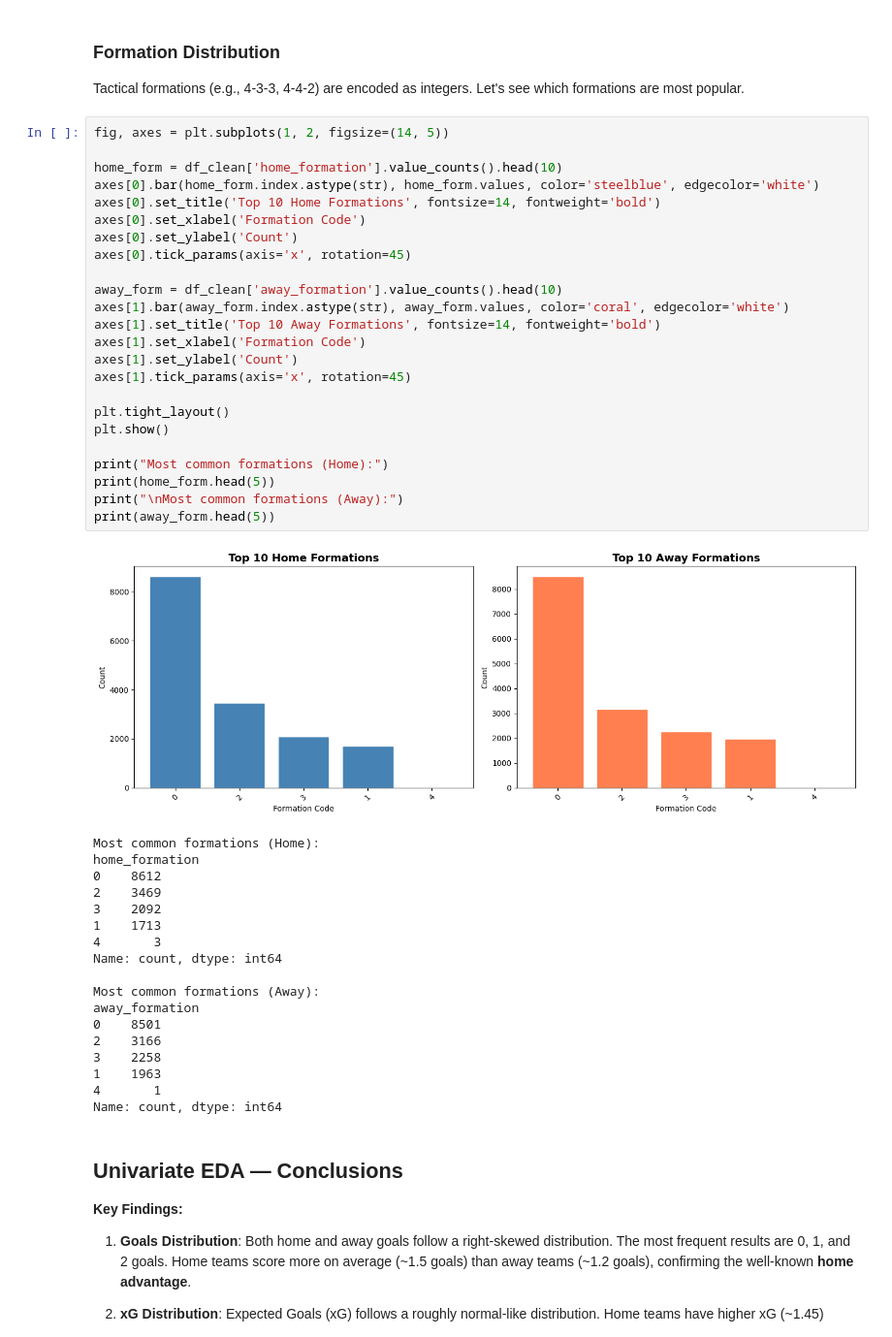
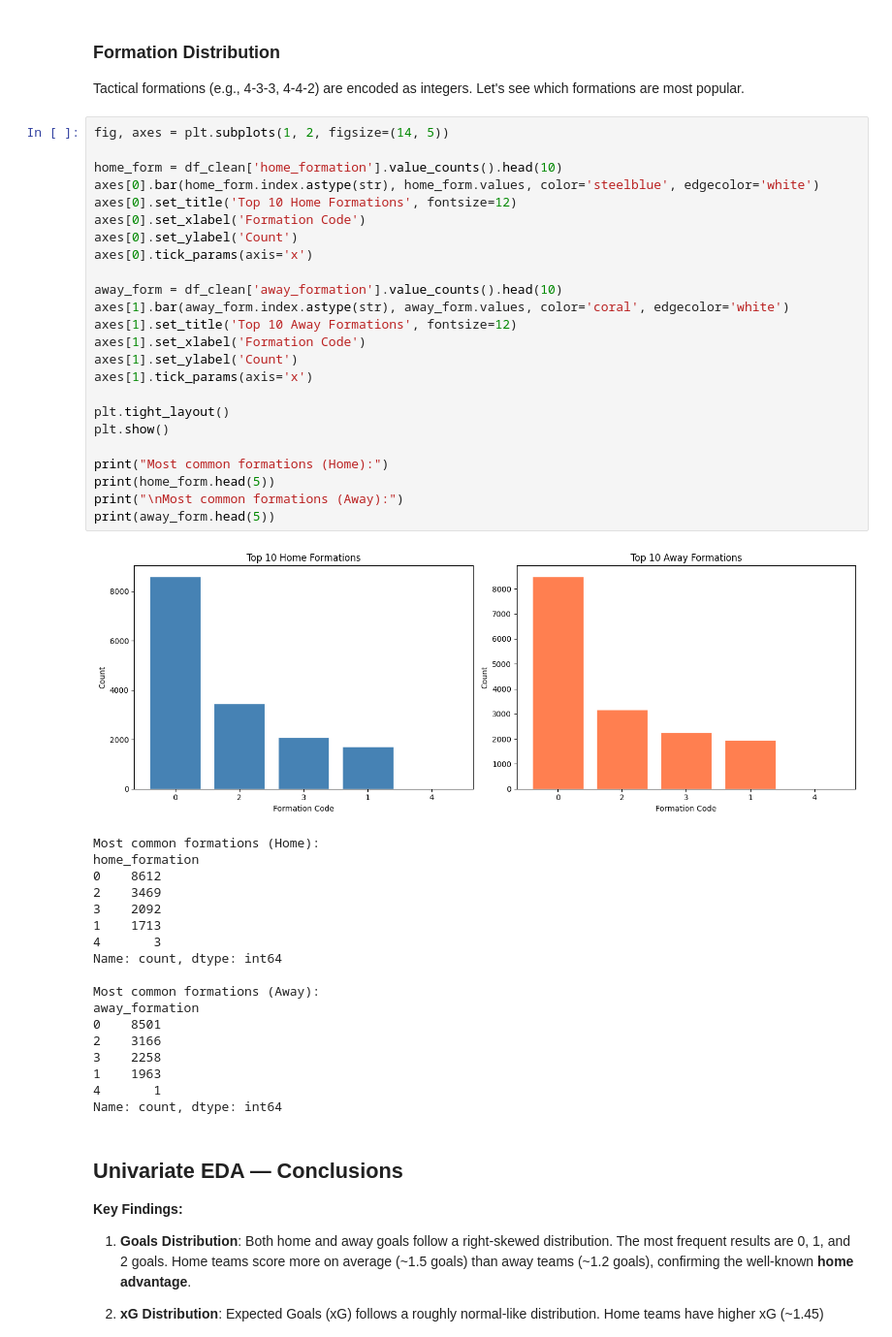
Before and after one commit to magrimuc/prj-2-eda-sql-football-matches-statistics, a Jupyter notebook: octavian_notebook.ipynb, the cells around one changed output. Shown at 97% size. Cells and saved outputs as stored; diff of their text form.

```diff
--- a/octavian_notebook.ipynb
+++ b/octavian_notebook.ipynb
@@ -725,29 +725,29 @@ Tactical formations (e.g., 4-3-3, 4-4-2) are encoded as integers. Let's see whic
 # %%
 fig, axes = plt.subplots(1, 2, figsize=(14, 5))
 
 home_form = df_clean['home_formation'].value_counts().head(10)
 axes[0].bar(home_form.index.astype(str), home_form.values, color='steelblue', edgecolor='white')
-axes[0].set_title('Top 10 Home Formations', fontsize=14, fontweight='bold')
+axes[0].set_title('Top 10 Home Formations', fontsize=12)
 axes[0].set_xlabel('Formation Code')
 axes[0].set_ylabel('Count')
-axes[0].tick_params(axis='x', rotation=45)
+axes[0].tick_params(axis='x')
 
 away_form = df_clean['away_formation'].value_counts().head(10)
 axes[1].bar(away_form.index.astype(str), away_form.values, color='coral', edgecolor='white')
-axes[1].set_title('Top 10 Away Formations', fontsize=14, fontweight='bold')
+axes[1].set_title('Top 10 Away Formations', fontsize=12)
 axes[1].set_xlabel('Formation Code')
 axes[1].set_ylabel('Count')
-axes[1].tick_params(axis='x', rotation=45)
+axes[1].tick_params(axis='x')
 
 plt.tight_layout()
 plt.show()
 
 print("Most common formations (Home):")
 print(home_form.head(5))
 print("\nMost common formations (Away):")
 print(away_form.head(5))
 # %% [output]
-[figure, old version]
+[figure, new version]
 Most common formations (Home):
 home_formation
 0    8612
```
Also changed, not shown: parts of 4 cells of this notebook.
